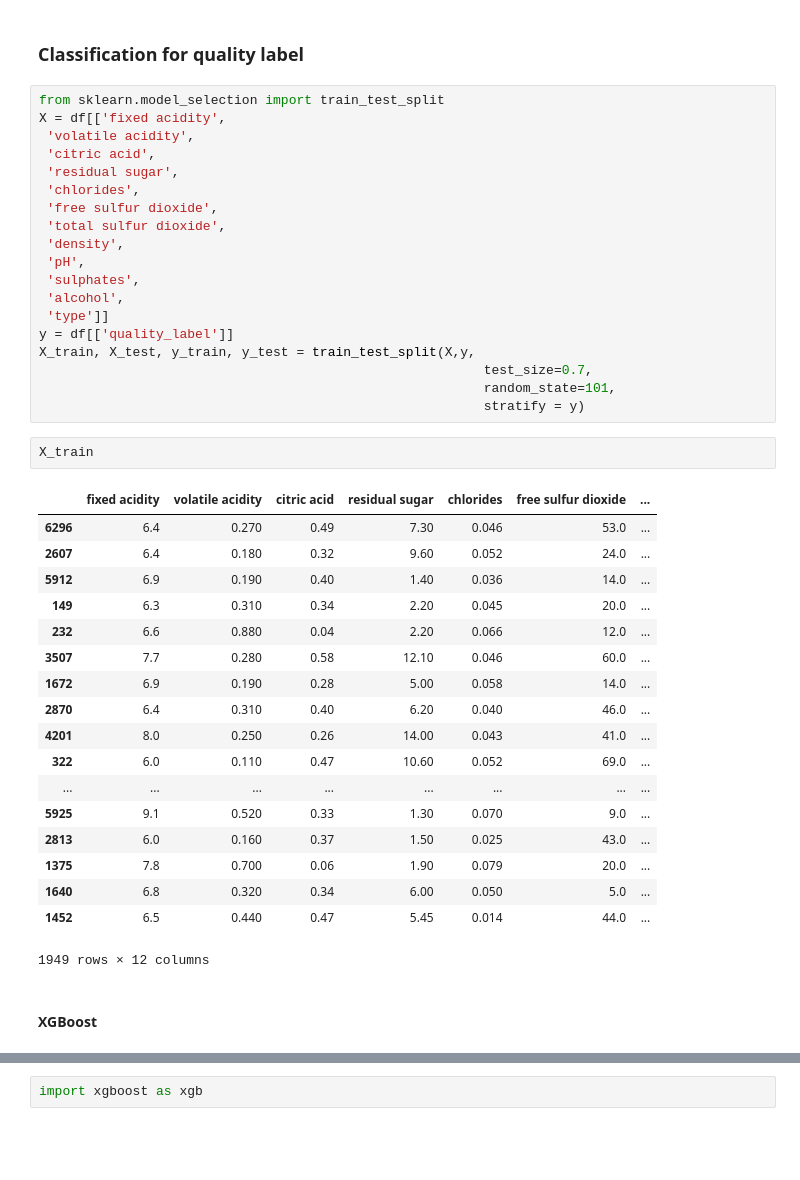
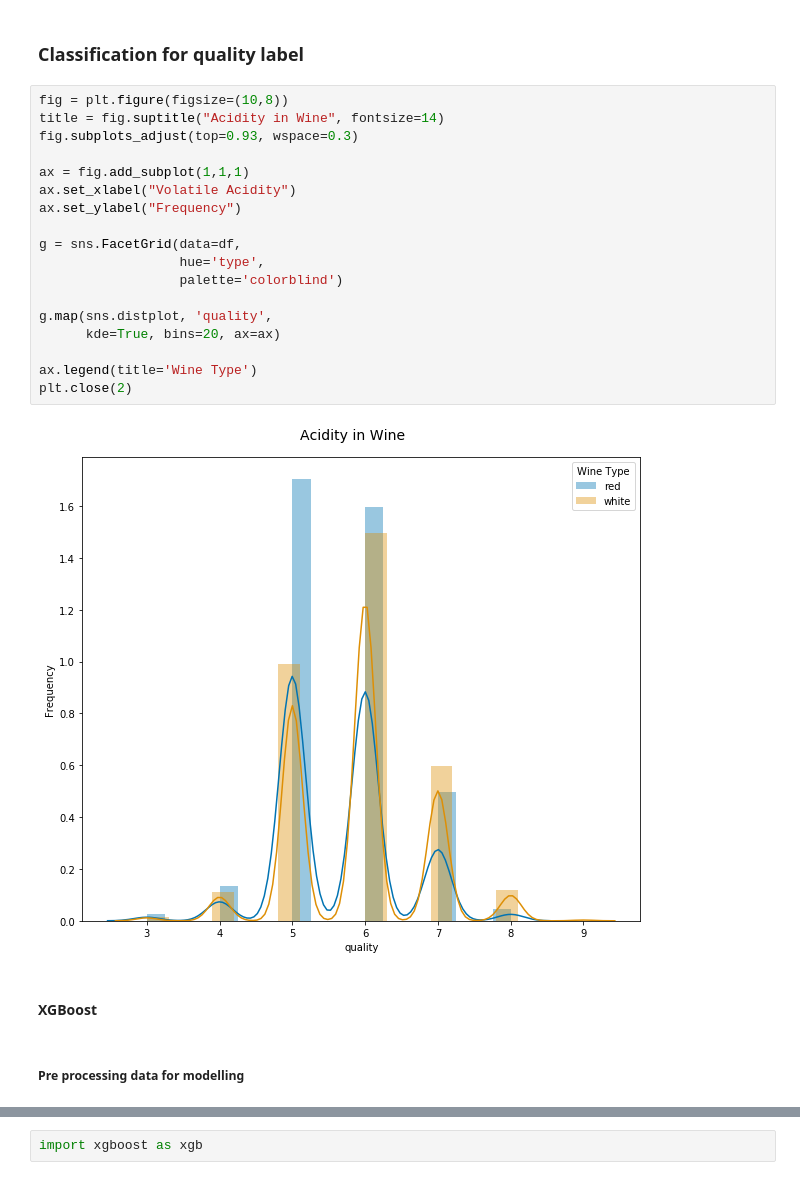
Before and after one commit to harshit-bajpai/Machine-learning-models, a Jupyter notebook: wine_quality.ipynb, the cells around one changed output, grey strips where cells are left out. Saved outputs shown, nothing was run; the diff lists cells and outputs as text; blank space fills up the shorter version.

```diff
--- a/wine_quality.ipynb
+++ b/wine_quality.ipynb
@@ -486,45 +486,27 @@ Text(0, 0.5, 'Wine Alcohol Content')
 ## Model Developement
 # %% [markdown]
 ### Classification for quality label
-# %%
-from sklearn.model_selection import train_test_split
-X = df[['fixed acidity',
- 'volatile acidity',
- 'citric acid',
- 'residual sugar',
- 'chlorides',
- 'free sulfur dioxide',
- 'total sulfur dioxide',
- 'density',
- 'pH',
- 'sulphates',
- 'alcohol',
- 'type']]
-y = df[['quality_label']]
-X_train, X_test, y_train, y_test = train_test_split(X,y,
-                                                         test_size=0.7,
-                                                         random_state=101,
-                                                         stratify = y)
-# %%
-X_train
-# %% [output]
-|  | fixed acidity | volatile acidity | citric acid | residual sugar | chlorides | free sulfur dioxide | ... |
-| 6296 | 6.4 | 0.270 | 0.49 | 7.30 | 0.046 | 53.0 | ... |
-| 2607 | 6.4 | 0.180 | 0.32 | 9.60 | 0.052 | 24.0 | ... |
-| 5912 | 6.9 | 0.190 | 0.40 | 1.40 | 0.036 | 14.0 | ... |
-| 149 | 6.3 | 0.310 | 0.34 | 2.20 | 0.045 | 20.0 | ... |
-| 232 | 6.6 | 0.880 | 0.04 | 2.20 | 0.066 | 12.0 | ... |
-| 3507 | 7.7 | 0.280 | 0.58 | 12.10 | 0.046 | 60.0 | ... |
-| 1672 | 6.9 | 0.190 | 0.28 | 5.00 | 0.058 | 14.0 | ... |
-| 2870 | 6.4 | 0.310 | 0.40 | 6.20 | 0.040 | 46.0 | ... |
-| 4201 | 8.0 | 0.250 | 0.26 | 14.00 | 0.043 | 41.0 | ... |
-| 322 | 6.0 | 0.110 | 0.47 | 10.60 | 0.052 | 69.0 | ... |
-| ... | ... | ... | ... | ... | ... | ... | ... |
-| 5925 | 9.1 | 0.520 | 0.33 | 1.30 | 0.070 | 9.0 | ... |
-| 2813 | 6.0 | 0.160 | 0.37 | 1.50 | 0.025 | 43.0 | ... |
-| 1375 | 7.8 | 0.700 | 0.06 | 1.90 | 0.079 | 20.0 | ... |
-| 1640 | 6.8 | 0.320 | 0.34 | 6.00 | 0.050 | 5.0 | ... |
-| 1452 | 6.5 | 0.440 | 0.47 | 5.45 | 0.014 | 44.0 | ... |
-1949 rows × 12 columns
+# %%
+fig = plt.figure(figsize=(10,8))
+title = fig.suptitle("Acidity in Wine", fontsize=14)
+fig.subplots_adjust(top=0.93, wspace=0.3)
+
+ax = fig.add_subplot(1,1,1)
+ax.set_xlabel("Volatile Acidity")
+ax.set_ylabel("Frequency")
+
+g = sns.FacetGrid(data=df,
+                  hue='type',
+                  palette='colorblind')
+
+g.map(sns.distplot, 'quality',
+      kde=True, bins=20, ax=ax)
+
+ax.legend(title='Wine Type')
+plt.close(2)
+# %% [output]
+[figure, added]
 # %% [markdown]
 #### XGBoost
+# %% [markdown]
+##### Pre processing data for modelling
```
Also changed, not shown: parts of 29 cells of this notebook.
